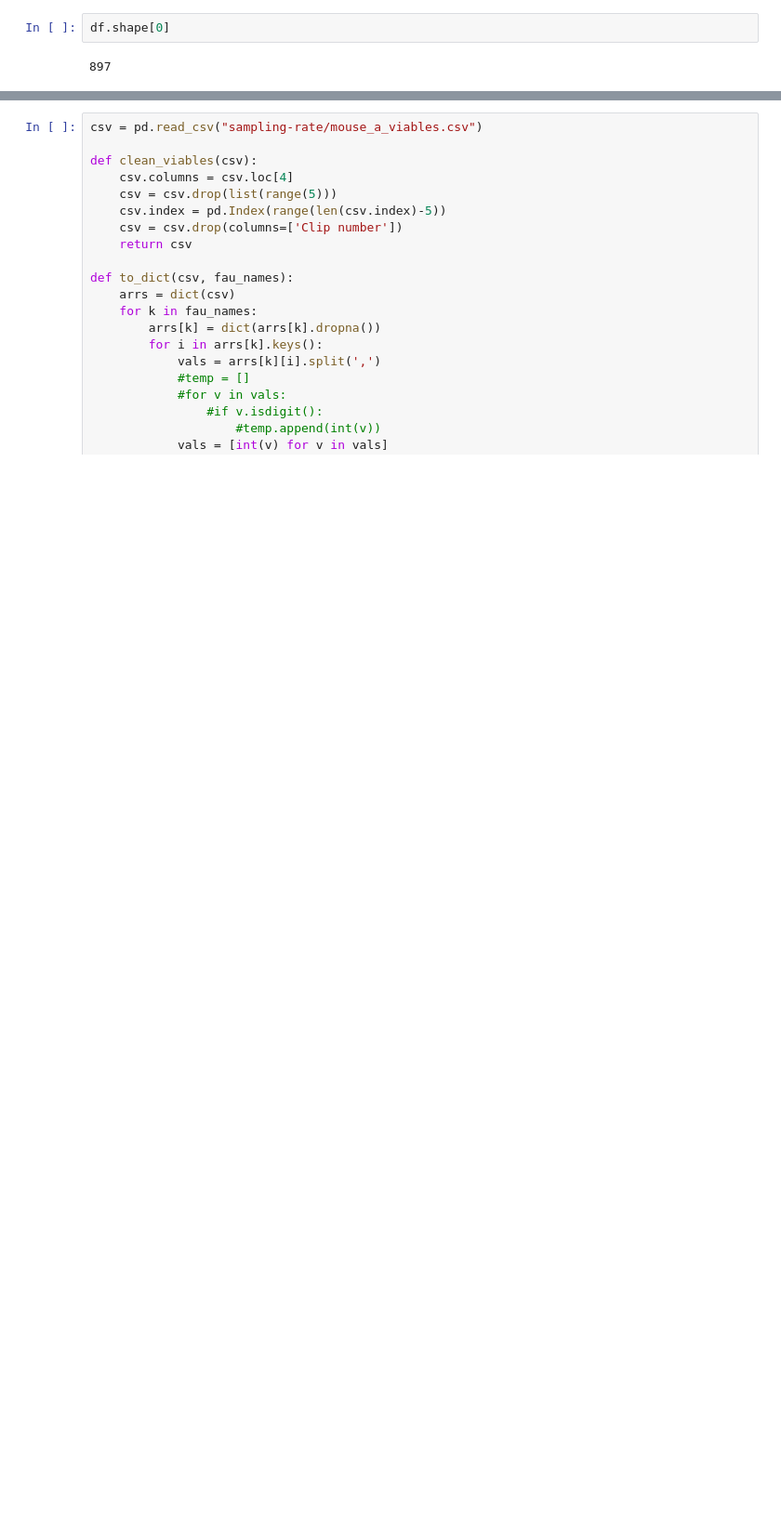
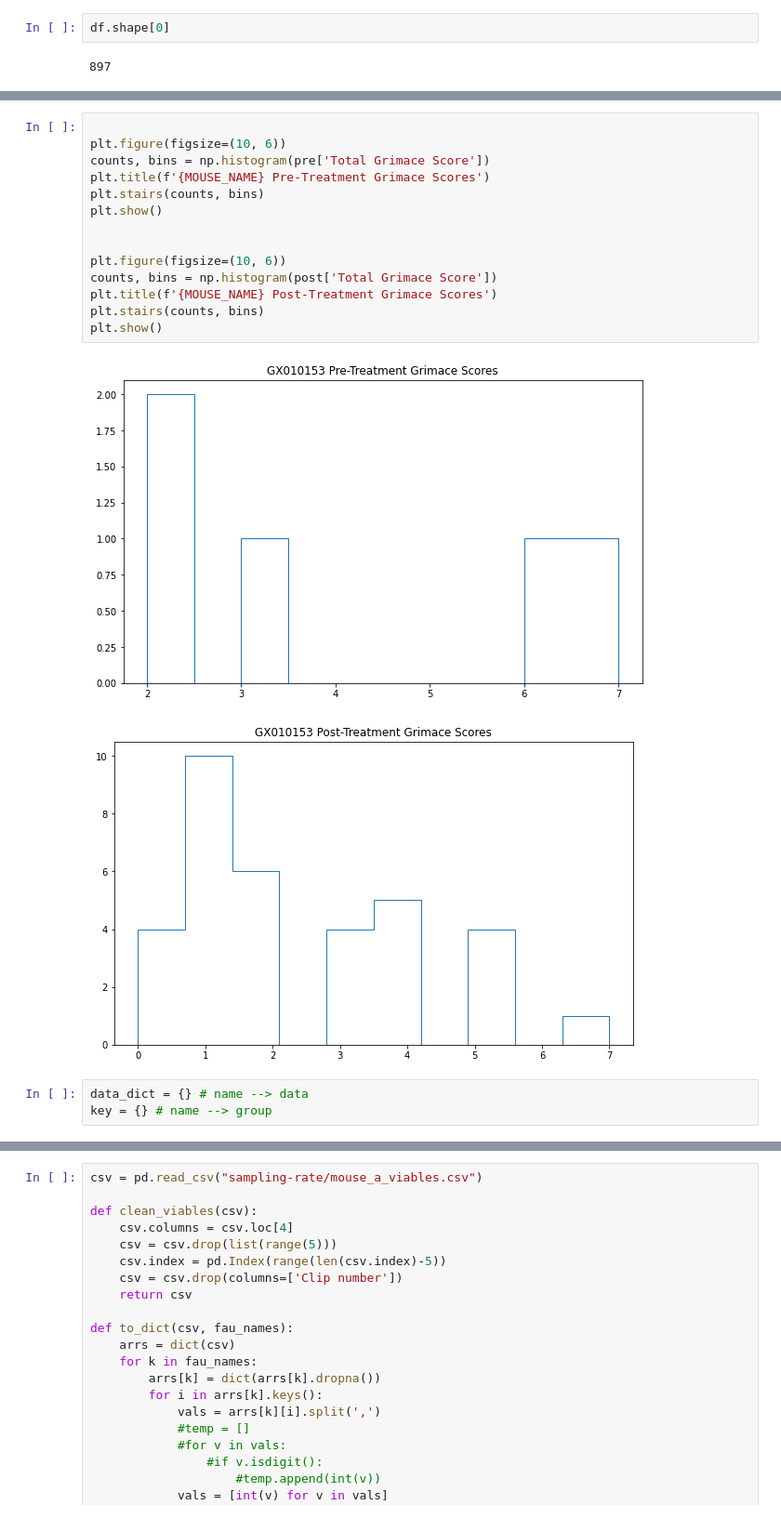
Before and after one commit to anishaiyer27/cv-for-nasal-pain-assay, a Jupyter notebook: Prototype Codebase.ipynb, the cells around one changed output, grey strips where cells are left out. Shown: that part at 93% size. Saved outputs shown, nothing was run; the diff lists cells and outputs as text; blank space fills up the shorter version.

```diff
--- a/Prototype Codebase.ipynb
+++ b/Prototype Codebase.ipynb
@@ -40,0 +189,20 @@ number of total values for Total Grimace Score 657
+# %%
+
+plt.figure(figsize=(10, 6))
+counts, bins = np.histogram(pre['Total Grimace Score'])
+plt.title(f'{MOUSE_NAME} Pre-Treatment Grimace Scores')
+plt.stairs(counts, bins)
+plt.show()
+
+
+plt.figure(figsize=(10, 6))
+counts, bins = np.histogram(post['Total Grimace Score'])
+plt.title(f'{MOUSE_NAME} Post-Treatment Grimace Scores')
+plt.stairs(counts, bins)
+plt.show()
+# %% [output]
+[figure, added]
+[figure, added]
+# %%
+data_dict = {} # name --> data
+key = {} # name --> group
```
Also changed, not shown: parts of 14 cells of this notebook, 2 other files.
